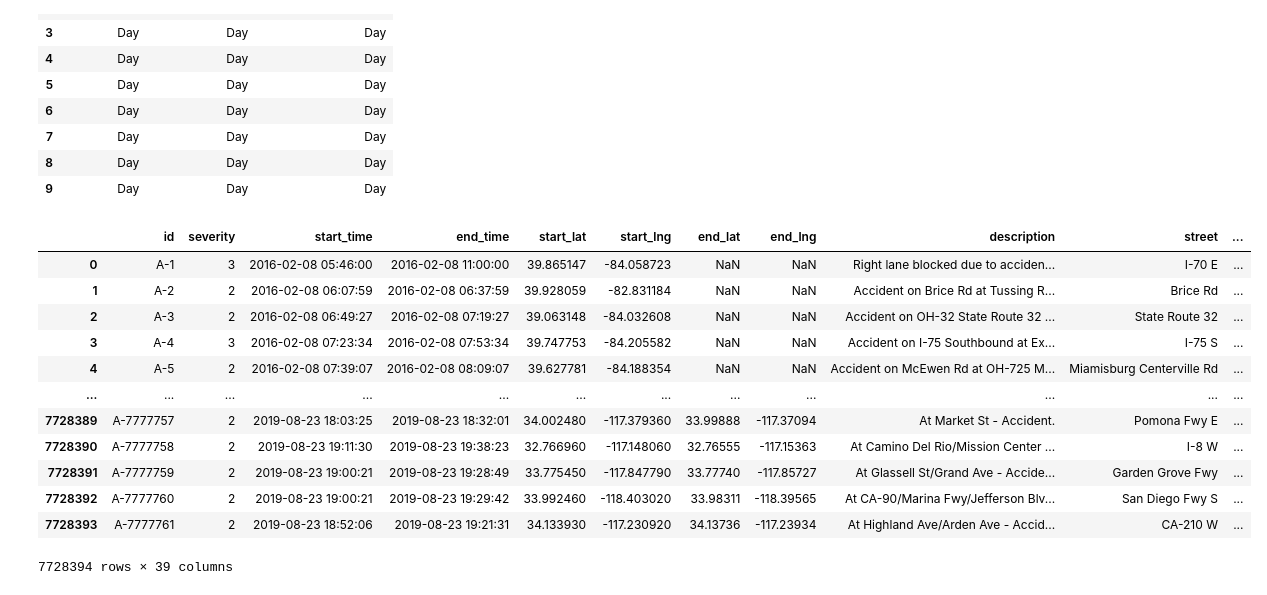
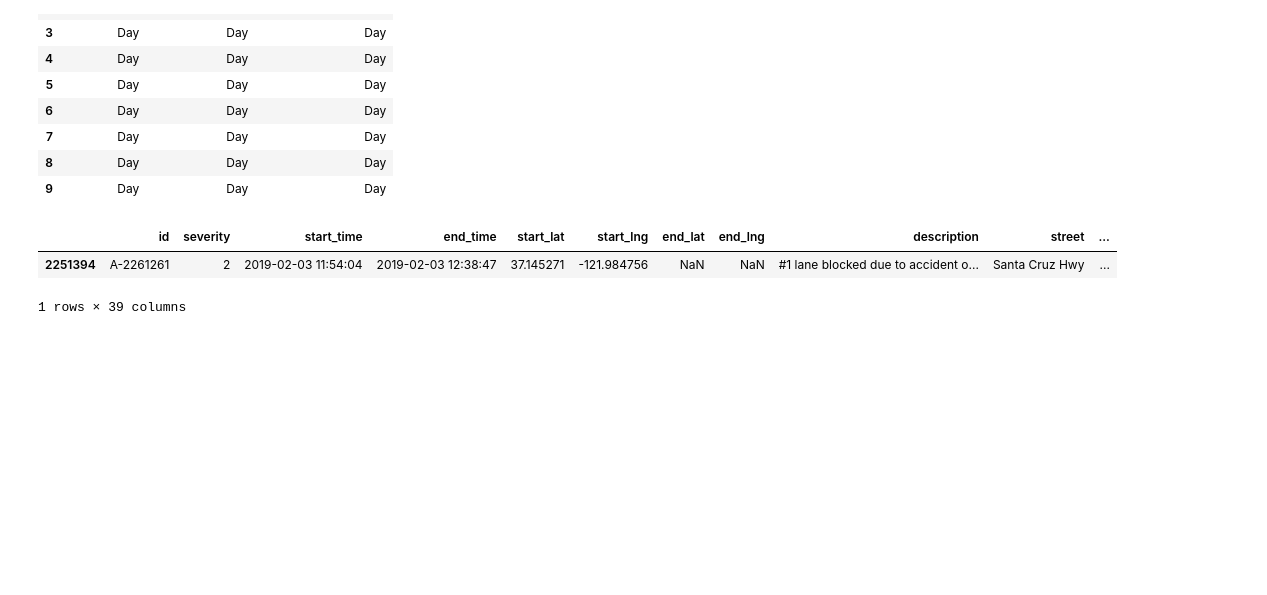
Before and after one commit to JBuxo/proyecto-1-jbuxo, a Jupyter notebook: notebooks/limpieza.ipynb, the cells around one changed output. Saved outputs shown, nothing was run; the diff lists cells and outputs as text; code cells hidden in the pictures; blank space fills up the shorter version.

```diff
--- a/notebooks/limpieza.ipynb
+++ b/notebooks/limpieza.ipynb
@@ -274,21 +282,11 @@ df[['civil_twilight', 'nautical_twilight', 'astronomical_twilight']].head(10)
 # %%
 # Las soltamos
 df = df.drop(columns=['civil_twilight', 'nautical_twilight', 'astronomical_twilight'])
-df
+df.sample()
 # %% [output]
 |  | id | severity | start_time | end_time | start_lat | start_lng | end_lat | end_lng | description | street | ... |
-| 0 | A-1 | 3 | 2016-02-08 05:46:00 | 2016-02-08 11:00:00 | 39.865147 | -84.058723 | NaN | NaN | Right lane blocked due to acciden... | I-70 E | ... |
-| 1 | A-2 | 2 | 2016-02-08 06:07:59 | 2016-02-08 06:37:59 | 39.928059 | -82.831184 | NaN | NaN | Accident on Brice Rd at Tussing R... | Brice Rd | ... |
-| 2 | A-3 | 2 | 2016-02-08 06:49:27 | 2016-02-08 07:19:27 | 39.063148 | -84.032608 | NaN | NaN | Accident on OH-32 State Route 32 ... | State Route 32 | ... |
-| 3 | A-4 | 3 | 2016-02-08 07:23:34 | 2016-02-08 07:53:34 | 39.747753 | -84.205582 | NaN | NaN | Accident on I-75 Southbound at Ex... | I-75 S | ... |
-| 4 | A-5 | 2 | 2016-02-08 07:39:07 | 2016-02-08 08:09:07 | 39.627781 | -84.188354 | NaN | NaN | Accident on McEwen Rd at OH-725 M... | Miamisburg Centerville Rd | ... |
-| ... | ... | ... | ... | ... | ... | ... | ... | ... | ... | ... | ... |
-| 7728389 | A-7777757 | 2 | 2019-08-23 18:03:25 | 2019-08-23 18:32:01 | 34.002480 | -117.379360 | 33.99888 | -117.37094 | At Market St - Accident. | Pomona Fwy E | ... |
-| 7728390 | A-7777758 | 2 | 2019-08-23 19:11:30 | 2019-08-23 19:38:23 | 32.766960 | -117.148060 | 32.76555 | -117.15363 | At Camino Del Rio/Mission Center ... | I-8 W | ... |
-| 7728391 | A-7777759 | 2 | 2019-08-23 19:00:21 | 2019-08-23 19:28:49 | 33.775450 | -117.847790 | 33.77740 | -117.85727 | At Glassell St/Grand Ave - Accide... | Garden Grove Fwy | ... |
-| 7728392 | A-7777760 | 2 | 2019-08-23 19:00:21 | 2019-08-23 19:29:42 | 33.992460 | -118.403020 | 33.98311 | -118.39565 | At CA-90/Marina Fwy/Jefferson Blv... | San Diego Fwy S | ... |
-| 7728393 | A-7777761 | 2 | 2019-08-23 18:52:06 | 2019-08-23 19:21:31 | 34.133930 | -117.230920 | 34.13736 | -117.23934 | At Highland Ave/Arden Ave - Accid... | CA-210 W | ... |
+| 2251394 | A-2261261 | 2 | 2019-02-03 11:54:04 | 2019-02-03 12:38:47 | 37.145271 | -121.984756 | NaN | NaN | #1 lane blocked due to accident o... | Santa Cruz Hwy | ... |
-7728394 rows × 39 columns
+1 rows × 39 columns
 # %%
 pd.set_option("display.max_columns", None)
 # exmainemos la frame
```
Also changed, not shown: parts of 14 cells of this notebook, 2 other files.
